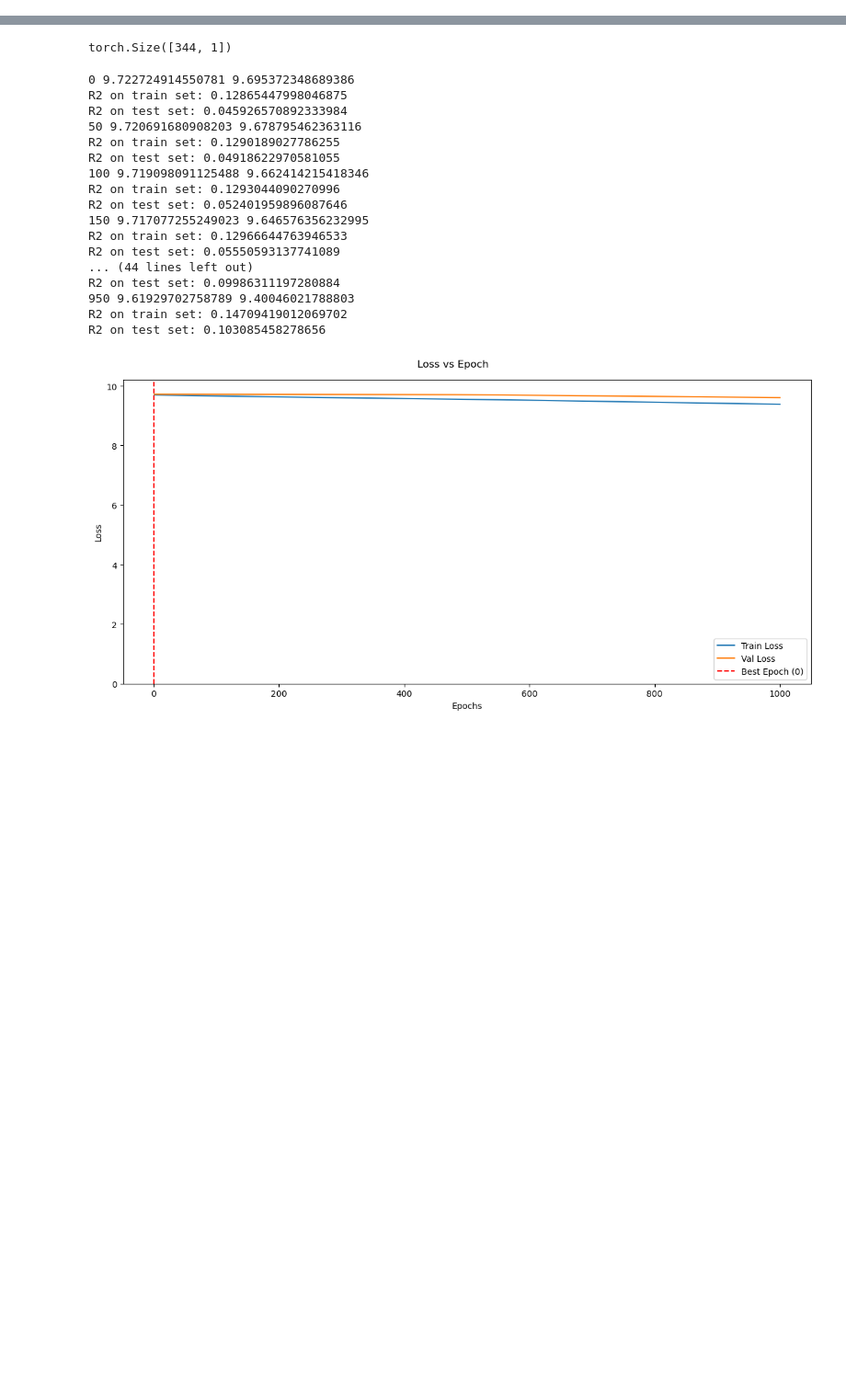
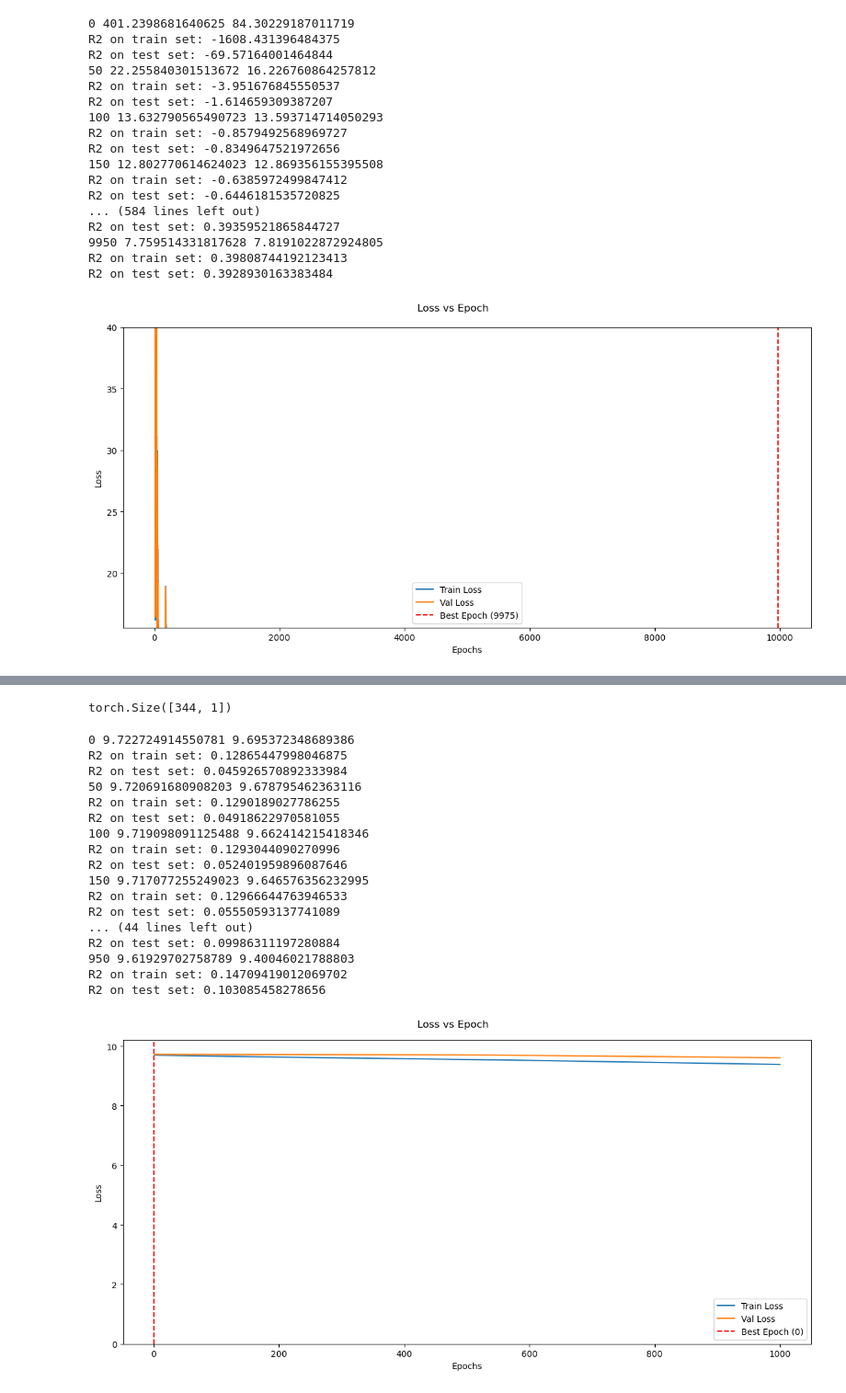
Before and after one commit to MartinP556/ML_algorithms, a Jupyter notebook: CNN_1d.ipynb, the cells around one changed output, grey strips where cells are left out. Shown: that part at 92% size. Drawn from its saved outputs; the diff is of its cells as text; code cells hidden in the pictures; blank space fills up the shorter version.

```diff
--- a/CNN_1d.ipynb
+++ b/CNN_1d.ipynb
@@ -351,4 +144,0 @@ train_dl, val_dl = train_test_dl_from_tensors(temp_NDVI_series, NDVI_labels, bs
-# %%
-bs = 500
-n_channels = 1
-train_dl, val_dl = train_test_dl_from_tensors(temp_series, NDVI_labels, bs = bs, n_channels = n_channels)
@@ -396,0 +530,7 @@ R2 on test set: -0.3997962474822998
+# %%
+bs = 2000
+n_channels = 1
+skip = 4
+numsteps = int(199 // skip)
+temp_series_DE = torch.Tensor(ds_inputs_DE[[f't2m at day {n*skip}' for n in range(numsteps)]].values)
+train_dl, val_dl = train_test_dl_from_tensors(temp_series_DE, NDVI_labels_DE, bs = bs, n_channels = n_channels)
@@ -396,0 +654,41 @@ R2 on test set: -0.3997962474822998
+# %%
+bs = 2000
+n_channels = 1
+train_dl, val_dl = train_test_dl_from_tensors(temp_series_DE, NDVI_labels_DE, bs = bs, n_channels = n_channels)
+model = nn.Sequential(
+#    Lambda(preprocess),
+    nn.Conv1d(n_channels, 3, kernel_size=5, dilation=6, padding=7),#stride=3,
+    nn.LeakyReLU(negative_slope=0.01),
+#    nn.Conv1d(3, 3, kernel_size=3, padding=1),
+#    nn.LeakyReLU(negative_slope=0.01),
+    nn.Conv1d(3, 1, kernel_size=3, padding=1),
+    nn.LeakyReLU(negative_slope=0.01),
+    nn.AdaptiveAvgPool1d(1),
+    Lambda(lambda x: x.view(x.size(0), -1)),
+)
+lr = 0.1
+#model = phen_CNN_1d()
+opt = optim.SGD(model.parameters(), lr=lr, momentum=0.9)
+#opt = optim.Adam(model.parameters(), lr=lr)
+epochs = 10000
+loss_func = F.mse_loss
+fit(epochs, model, loss_func, opt, train_dl, val_dl)
+# %% [output]
+0 401.2398681640625 84.30229187011719
+R2 on train set: -1608.431396484375
+R2 on test set: -69.57164001464844
+50 22.255840301513672 16.226760864257812
+R2 on train set: -3.951676845550537
+R2 on test set: -1.614659309387207
+100 13.632790565490723 13.593714714050293
+R2 on train set: -0.8579492568969727
+R2 on test set: -0.8349647521972656
+150 12.802770614624023 12.869356155395508
+R2 on train set: -0.6385972499847412
+R2 on test set: -0.6446181535720825
+... (584 lines left out)
+R2 on test set: 0.39359521865844727
+9950 7.759514331817628 7.8191022872924805
+R2 on train set: 0.39808744192123413
+R2 on test set: 0.3928930163383484
+[figure, added]
```
Also changed, not shown: parts of 43 cells of this notebook, 1 other file.
